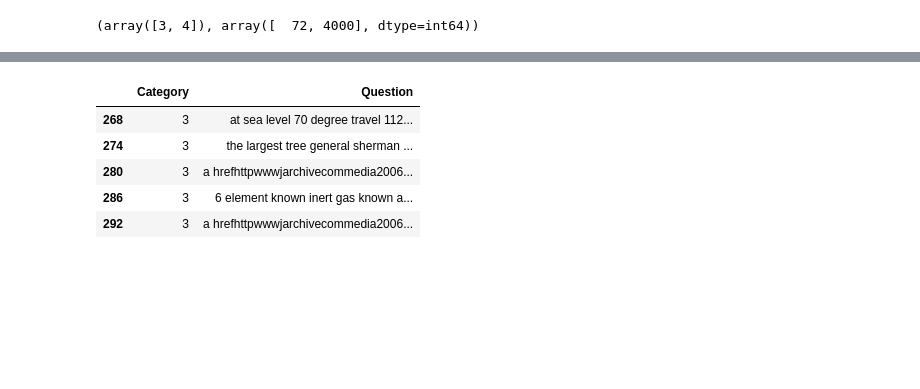
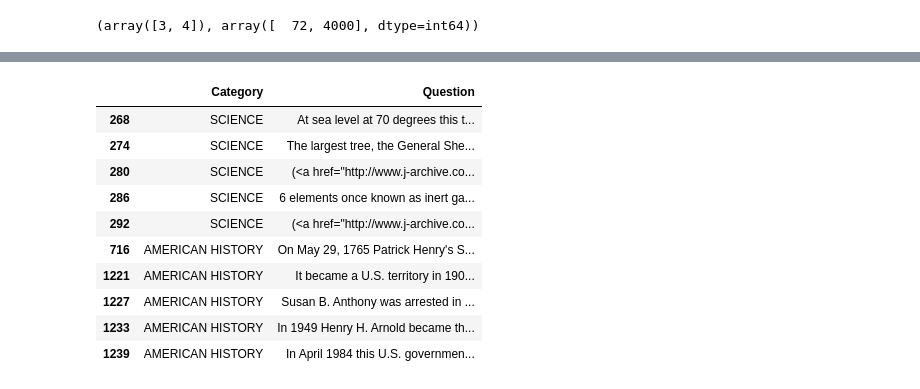
Before and after one commit to riplecs/Data-science, a Jupyter notebook: DataAnalysisLabs/lab3.ipynb, the cells around one changed output, grey strips where cells are left out. Cells and saved outputs as stored; diff of their text form; code cells hidden in the pictures; blank space fills up the shorter version.

```diff
--- a/DataAnalysisLabs/lab3.ipynb
+++ b/DataAnalysisLabs/lab3.ipynb
@@ -218,6 +219,20 @@ from nltk.stem import WordNetLemmatizer
 df = pd.read_csv('JEOPARDY_CSV.csv')
 df.columns = [col.replace(' ', '') for col in df.columns]
 df = df[df['Category'].isin(df['Category'].value_counts()[:4].index.tolist())][['Category', 'Question']]
+# %%
+df.head(10)
+# %% [output]
+|  | Category | Question |
+| 268 | SCIENCE | At sea level at 70 degrees this t... |
+| 274 | SCIENCE | The largest tree, the General She... |
+| 280 | SCIENCE | (<a href="http://www.j-archive.co... |
+| 286 | SCIENCE | 6 elements once known as inert ga... |
+| 292 | SCIENCE | (<a href="http://www.j-archive.co... |
+| 716 | AMERICAN HISTORY | On May 29, 1765 Patrick Henry's S... |
+| 1221 | AMERICAN HISTORY | It became a U.S. territory in 190... |
+| 1227 | AMERICAN HISTORY | Susan B. Anthony was arrested in ... |
+| 1233 | AMERICAN HISTORY | In 1949 Henry H. Arnold became th... |
+| 1239 | AMERICAN HISTORY | In April 1984 this U.S. governmen... |
 # %%
 stop_words = stopwords.words('english')
 lemmatizer = WordNetLemmatizer()
@@ -227,15 +242,6 @@ df['Question'] = [re.sub(f'[^{string.ascii_lowercase + string.digits + string.wh
                   for text in df['Question'].values]
 categories = sorted(df['Category'].unique())
 df['Category'].replace(categories, range(4), inplace = True)
-# %%
-df.head()
-# %% [output]
-|  | Category | Question |
-| 268 | 3 | at sea level 70 degree travel 112... |
-| 274 | 3 | the largest tree general sherman ... |
-| 280 | 3 | a hrefhttpwwwjarchivecommedia2006... |
-| 286 | 3 | 6 element known inert gas known a... |
-| 292 | 3 | a hrefhttpwwwjarchivecommedia2006... |
 # %%
 vectorize = tf.keras.layers.TextVectorization(max_tokens = 10000, output_sequence_length = 30, split = 'whitespace')
 vectorize.adapt(tf.data.Dataset.from_tensor_slices(df['Question'].values))
```
Also changed, not shown: parts of 12 cells of this notebook.
